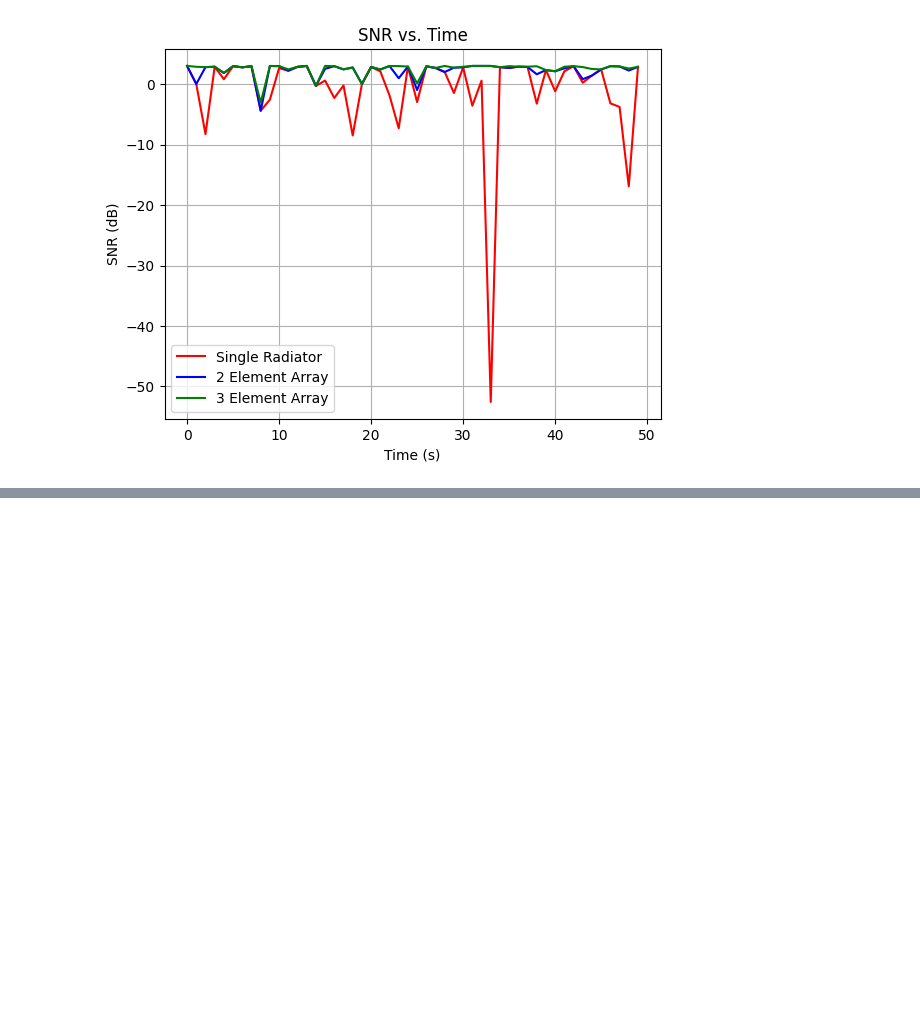
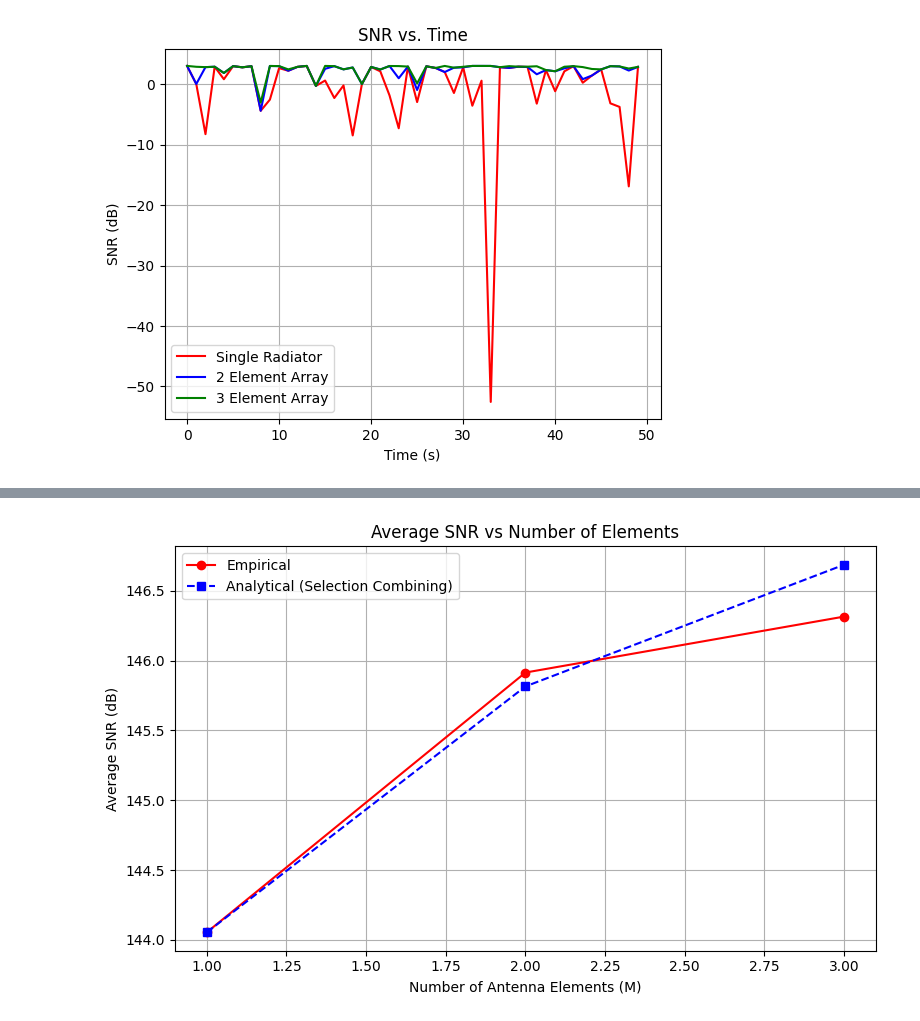
Before and after one commit to Montuck/antenna-software, a Jupyter notebook: HW20.ipynb, the cells around one changed output, grey strips where cells are left out. Cells and saved outputs as stored; diff of their text form; code cells hidden in the pictures; blank space fills up the shorter version.

```diff
--- a/HW20.ipynb
+++ b/HW20.ipynb
@@ -160,0 +175,39 @@ Text(0, 0.5, 'CDF')
+# %%
+import matplotlib.pyplot as plt
+
+# Extract gamma values again
+r_single = np.abs(E_single).flatten()
+gamma_single = (r_single**2 / 2) / N_0
+avg_snr_single = np.mean(gamma_single)
+
+r_double = np.array(selected_snrs_double)
+gamma_double = (r_double**2 / 2) / N_0
+avg_snr_double = np.mean(gamma_double)
+
+r_triple = np.array(selected_snrs_triple)
+gamma_triple = (r_triple**2 / 2) / N_0
+avg_snr_triple = np.mean(gamma_triple)
+
+# Empirical results
+M_values = np.array([1, 2, 3])
+avg_snrs_empirical = np.array([avg_snr_single, avg_snr_double, avg_snr_triple])
+
+# Analytical result under selection combining
+def harmonic_sum(M):
+    return sum(1/k for k in range(1, M+1))
+
+avg_snrs_analytical = np.array([harmonic_sum(M) * avg_snr_single for M in M_values])
+
+# Plot
+plt.figure(figsize=(8,5))
+plt.plot(M_values, 10*np.log10(avg_snrs_empirical), 'o-r', label='Empirical')
+plt.plot(M_values, 10*np.log10(avg_snrs_analytical), 's--b', label='Analytical (Selection Combining)')
+plt.grid(True)
+plt.xlabel('Number of Antenna Elements (M)')
+plt.ylabel('Average SNR (dB)')
+plt.title('Average SNR vs Number of Elements')
+plt.legend()
+plt.tight_layout()
+plt.show()
+# %% [output]
+[figure, added]
```
Also changed, not shown: parts of 2 cells of this notebook.
